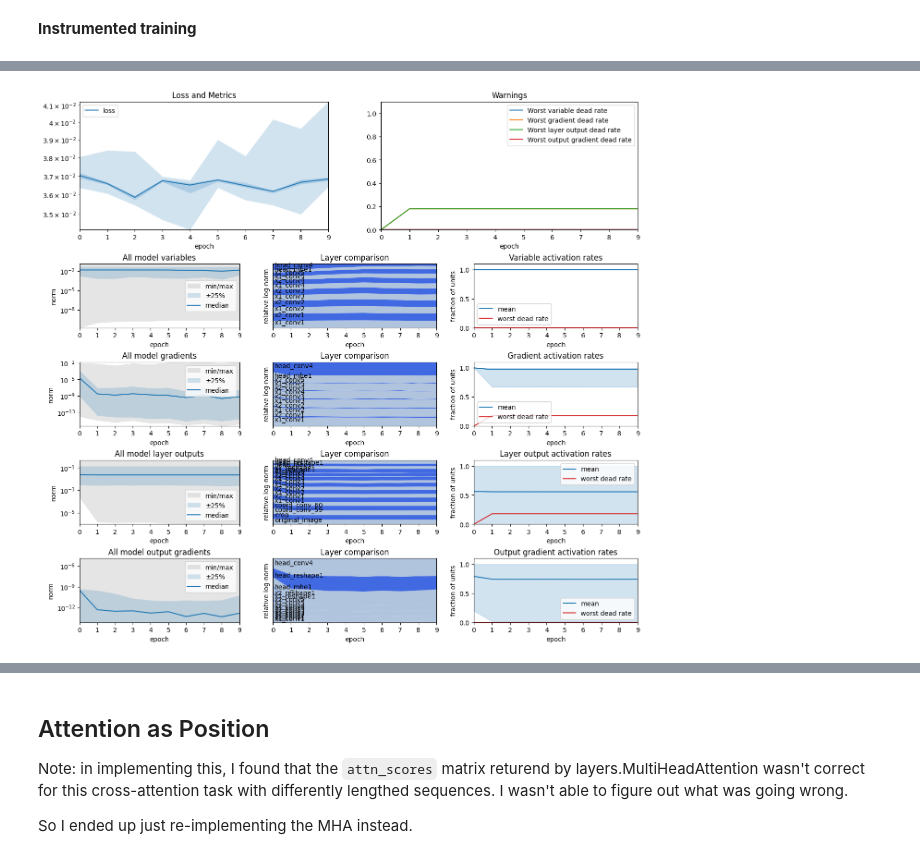
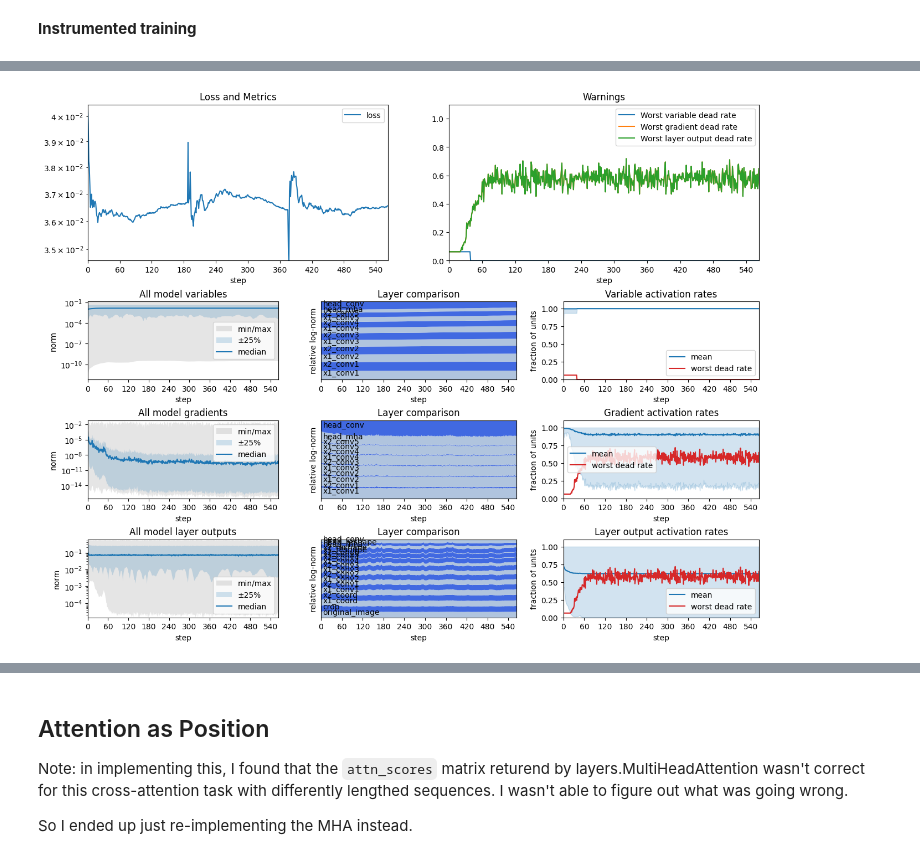
Before and after one commit to malcolmlett/robovac, a Jupyter notebook: Experiment_ImageAlignment_1.ipynb, the cells around one changed output, grey strips where cells are left out. Cells and saved outputs as stored; diff of their text form; code cells hidden in the pictures.

Commit message:
Demonstrating problem with x1_conv5 becoming mostly zero output

```diff
--- a/Experiment_ImageAlignment_1.ipynb
+++ b/Experiment_ImageAlignment_1.ipynb
@@ -509,12 +707,16 @@ def location_map_model():
     #   - query/key = nominally, feature descriptors on x2 and x1, respectively
     #   - value     = nominally, spatial descriptor from x1
     #   - result    = nominally, each pixel in x2 now holds the spatial-descriptor of its original location in x1
-    x = layers.MultiHeadAttention(num_heads=8, key_dim=16, value_dim=32, name="head_mhe")(
+    x = layers.MultiHeadAttention(num_heads=8, key_dim=16, value_dim=32, name="head_mha")(
         query=x2, key=x1, value=x1)
+
+    # note: same outcome if using this instead:
+    # x = CrossAttention(num_heads=8, key_dim=16, value_dim=32, name="head_mhe")(
+    #     query=x2, key=x1, value=x1)
 
     # Compute per-pixel local translations
     # - reshape back to (height, width, channels)
-    # - 256x128 -> 16x16x128 -> 16x16x2
+    # - 256x32 -> 16x16x32 -> 16x16x2
     x = layers.Reshape((16, 16, -1), name='head_reshape')(x)
     x = layers.Conv2D(filters=2, kernel_size=1, name='head_conv')(x)
 
@@ -595,10 +830,11 @@ Corners of crop image (pixels):
 # %% [markdown]
 **Instrumented training**
 # %%
-variables = tinstr.VariableHistoryCallback()
-gradients = tinstr.GradientHistoryCallback()
-outputs = tinstr.LayerOutputHistoryCallback()
-output_gradients = tinstr.LayerOutputGradientHistoryCallback()
+per_step=True
+variables = tinstr.VariableHistoryCallback(per_step=per_step)
+gradients = tinstr.GradientHistoryCallback(per_step=per_step)
+outputs = tinstr.LayerOutputHistoryCallback(per_step=per_step, collection_sets=[{'layer_indices': [12]}])
+output_gradients = tinstr.LayerOutputGradientHistoryCallback(per_step=per_step)
 
 model = location_map_model()
 model.compile(
@@ -607,5 +843,6 @@ model.compile(
     metrics=[]
 )
 dataset = prepared_dataset('location_map').take(6000).batch(32).prefetch(tf.data.AUTOTUNE)
-history = tinstr.fit(model, dataset, epochs=10, callbacks=[variables, gradients, outputs, output_gradients, tinstr.HistoryStats()])
+#history = tinstr.fit(model, dataset, epochs=10, callbacks=[variables, gradients, outputs, output_gradients, tinstr.HistoryStats()])
+history = tinstr.fit(model, dataset, epochs=3, callbacks=[variables, gradients, outputs, output_gradients, tinstr.HistoryStats(per_step=per_step)])
 # %% [output]
@@ -635,7 +855,8 @@ Epoch 10/10
 # %%
-tinstr.plot_history_overview([history, variables, gradients, outputs, output_gradients])
+#tinstr.plot_history_overview([history, variables, gradients, outputs, output_gradients])
+tinstr.plot_history_overview([history, variables, gradients, outputs])
 # %% [output]
-[figure, old version]
+[figure, new version]
 # %%
 tinstr.plot_value_history(gradients)
 # %% [output]
```
Also changed, not shown: parts of 38 cells of this notebook.
